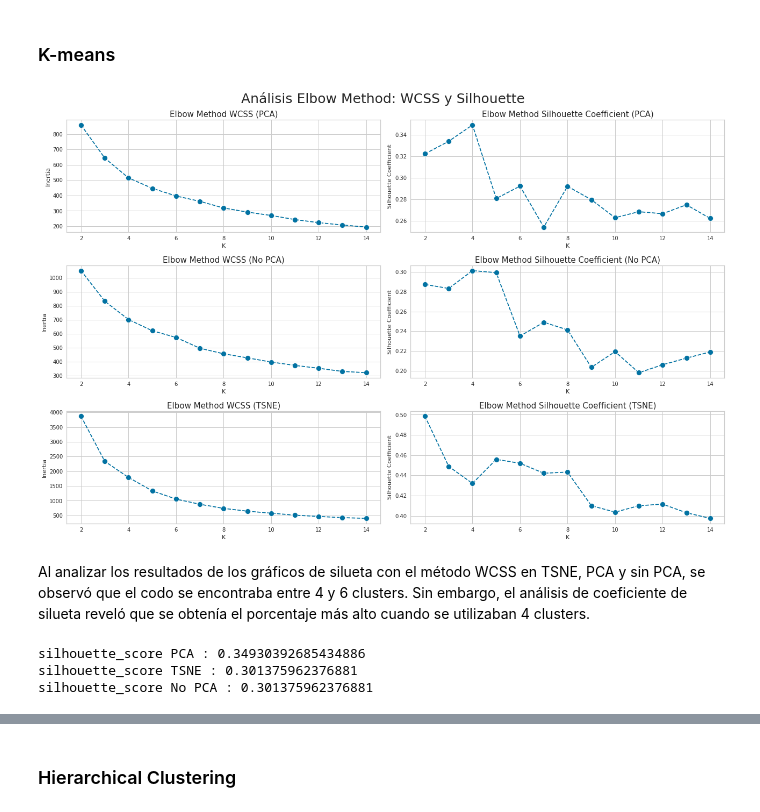
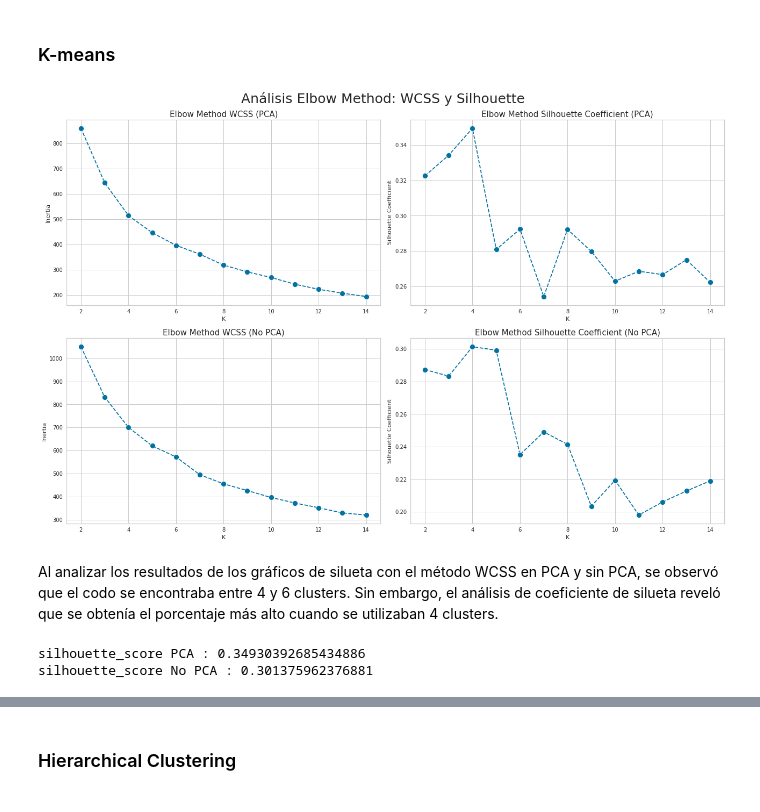
Before and after one commit to mazzaroli/cluster_project, a Jupyter notebook: notes.ipynb, the cells around one changed output, grey strips where cells are left out. Drawn from its saved outputs; the diff is of its cells as text; code cells hidden in the pictures.

```diff
--- a/notes.ipynb
+++ b/notes.ipynb
@@ -1714,30 +1696,26 @@ def calculate_and_assign_clusters(data: pd.DataFrame=None, method: str=None, tit
 
     score[method + '' + title] = [silhouette_score(data, y)]
 # %%
-fig, axes = plt.subplots(3, 2, figsize=(18, 12))
+fig, axes = plt.subplots(2, 2, figsize=(18, 12))
 
 # Elbow Method with PCA
 plot_cluster_elbow_silhouette(pca_data_standar, 'PCA', axes, 0, 0)
 
 # Elbow Method without PCA
 plot_cluster_elbow_silhouette(df_country_scaled, 'No PCA', axes, 1, 0)
 
-plot_cluster_elbow_silhouette(tsne_data_scaled, 'TSNE', axes, 2, 0)
-
 plt.suptitle('Análisis Elbow Method: WCSS y Silhouette', size=25)
 plt.tight_layout()
 plt.show()
 # %% [output]
-[figure, old version]
+[figure, new version]
 # %% [markdown]
-Al analizar los resultados de los gráficos de silueta con el método WCSS en TSNE, PCA y sin PCA, se observó que el codo se encontraba entre 4 y 6 clusters. Sin embargo, el análisis de coeficiente de silueta reveló que se obtenía el porcentaje más alto cuando se utilizaban 4 clusters.
+Al analizar los resultados de los gráficos de silueta con el método WCSS en PCA y sin PCA, se observó que el codo se encontraba entre 4 y 6 clusters. Sin embargo, el análisis de coeficiente de silueta reveló que se obtenía el porcentaje más alto cuando se utilizaban 4 clusters.
 # %%
 kmeans_pca_score = calculate_and_assign_clusters(pca_data_standar,'kmeans','PCA',df_country,4)
-kmeans_score = calculate_and_assign_clusters(df_country_scaled,'kmeans','TSNE',df_country,4)
 kmeans_score = calculate_and_assign_clusters(df_country_scaled,'kmeans','No PCA',df_country,4)
 # %% [output]
 silhouette_score PCA : 0.34930392685434886
-silhouette_score TSNE : 0.301375962376881
 silhouette_score No PCA : 0.301375962376881
 # %%
 df_country
```
Also changed, not shown: parts of 23 cells of this notebook.
